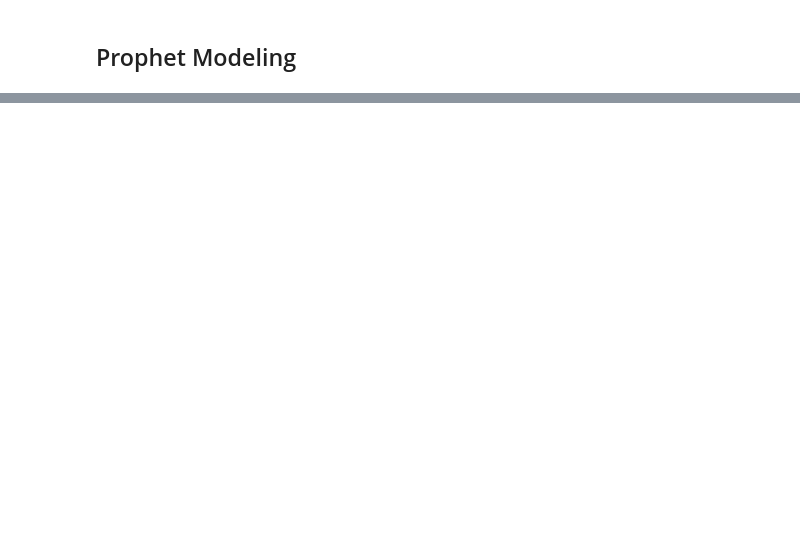
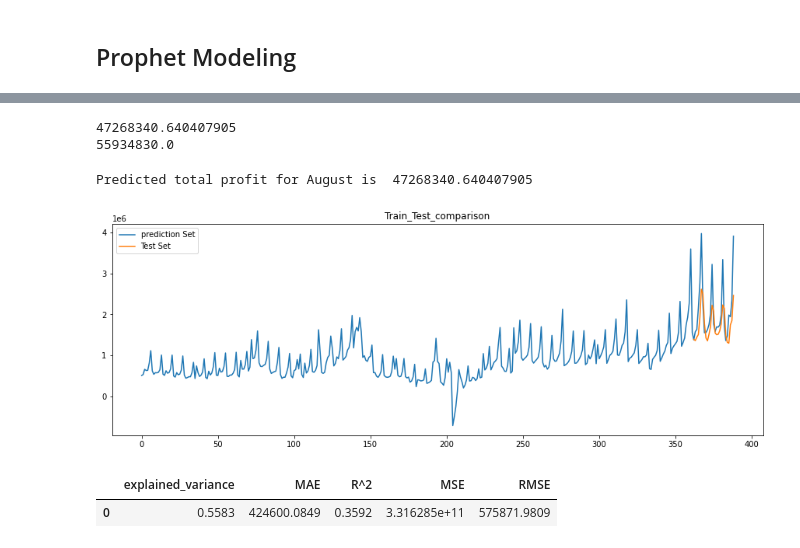
Before and after one commit to ychen595/MSiA_400_G12, a Jupyter notebook: 05_Modeling/Prophet_model.ipynb, the cells around one changed output, grey strips where cells are left out. Saved outputs shown, nothing was run; the diff lists cells and outputs as text; code cells hidden in the pictures; blank space fills up the shorter version.

```diff
--- a/05_Modeling/Prophet_model.ipynb
+++ b/05_Modeling/Prophet_model.ipynb
@@ -727,0 +1156,22 @@ RMSE:  959485.2825
+# %%
+#Prediction with macroeconomics indicator model
+feature_list = ['minorigprice',
+                'ndept',
+                'totalretail',
+                'nvendors',
+                'totalcost',
+                'nsku',
+                'CORESTICKM159SFRBATL',
+                'UNRATE',
+                'DFF']
+
+feature_list1 = [each + "_1" for each in feature_list]
+
+df_future = df.copy()
+df_future = df_future[feature_list1]
+future = model.make_future_dataframe(periods = 27)
+future = future.join(df_future)
+forecast = model.predict(future)
+df_result = forecast[['ds','yhat']]
+df_result['y'] = df['y'].tolist()
+df_result
@@ -727,0 +1197,41 @@ RMSE:  959485.2825
+# %%
+aug_profit_pred = sum(df_result[df_result['ds']>'2005-07-31']['yhat'])
+aug_profit_true = sum(df_result[df_result['ds']>'2005-07-31']['y'])
+print(aug_profit_pred)
+print(aug_profit_true)
+# %% [output]
+47268340.640407905
+55934830.0
+# %%
+print("Predicted total profit for August is ", aug_profit_pred)
+# %% [output]
+Predicted total profit for August is  47268340.640407905
+# %%
+test_ts_draw = df_result['y']
+test_prediction = df_result[df_result['ds']>='2005-08-01']['yhat']
+fig, ax = plt.subplots(figsize=(15, 5))
+test_ts_draw.plot(ax=ax, label='Test Set')
+test_prediction.plot(ax=ax, label='prediction Set', title='Train_Test_comparison')
+ax.legend(['prediction Set', 'Test Set'])
+plt.show()
+
+def show_results(y_true, y_pred):
+    # Regression metrics
+    explained_variance=metrics.explained_variance_score(y_true, y_pred)
+    mean_absolute_error=metrics.mean_absolute_error(y_true, y_pred)
+    mse=metrics.mean_squared_error(y_true, y_pred)
+    r2=metrics.r2_score(y_true, y_pred)
+
+    df_metrics = pd.DataFrame(columns = ['explained_variance','MAE','R^2','MSE','RMSE'])
+    df_metrics_results = {'explained_variance':round(explained_variance,4),'MAE':round(mean_absolute_error,4),
+                         'R^2':round(r2,4),'MSE':round(mse,4),'RMSE':round(np.sqrt(mse),4)}
+    df_metrics = df_metrics.append(df_metrics_results,ignore_index = True)
+
+    return df_metrics
+# %% [output]
+[figure, added]
+# %%
+show_results(df_result[df_result['ds']>'2005-07-31']['y'],df_result[df_result['ds']>'2005-07-31']['yhat'])
+# %% [output]
+|  | explained_variance | MAE | R^2 | MSE | RMSE |
+| 0 | 0.5583 | 424600.0849 | 0.3592 | 3.316285e+11 | 575871.9809 |
```
Also changed, not shown: parts of 66 cells of this notebook.
